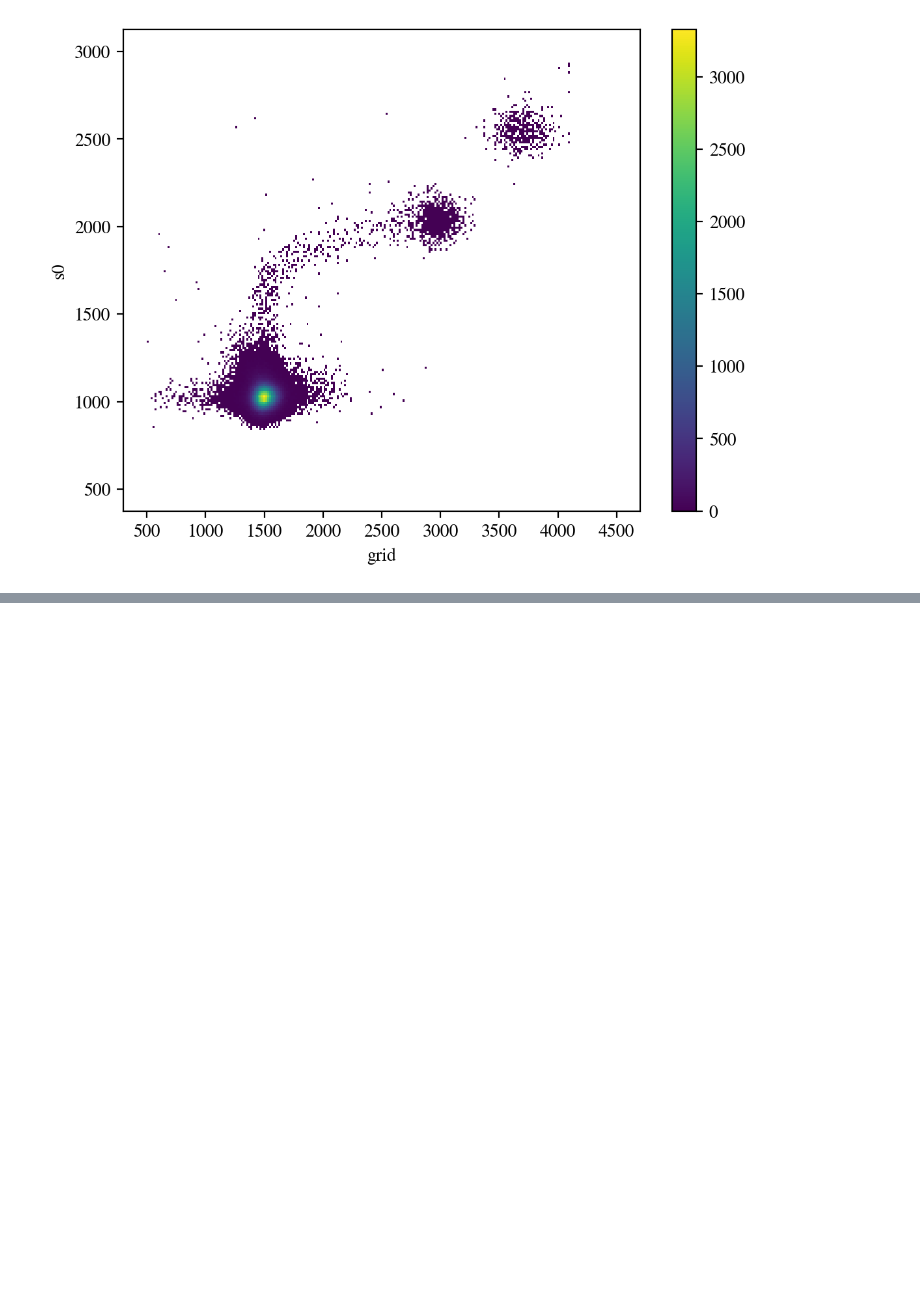
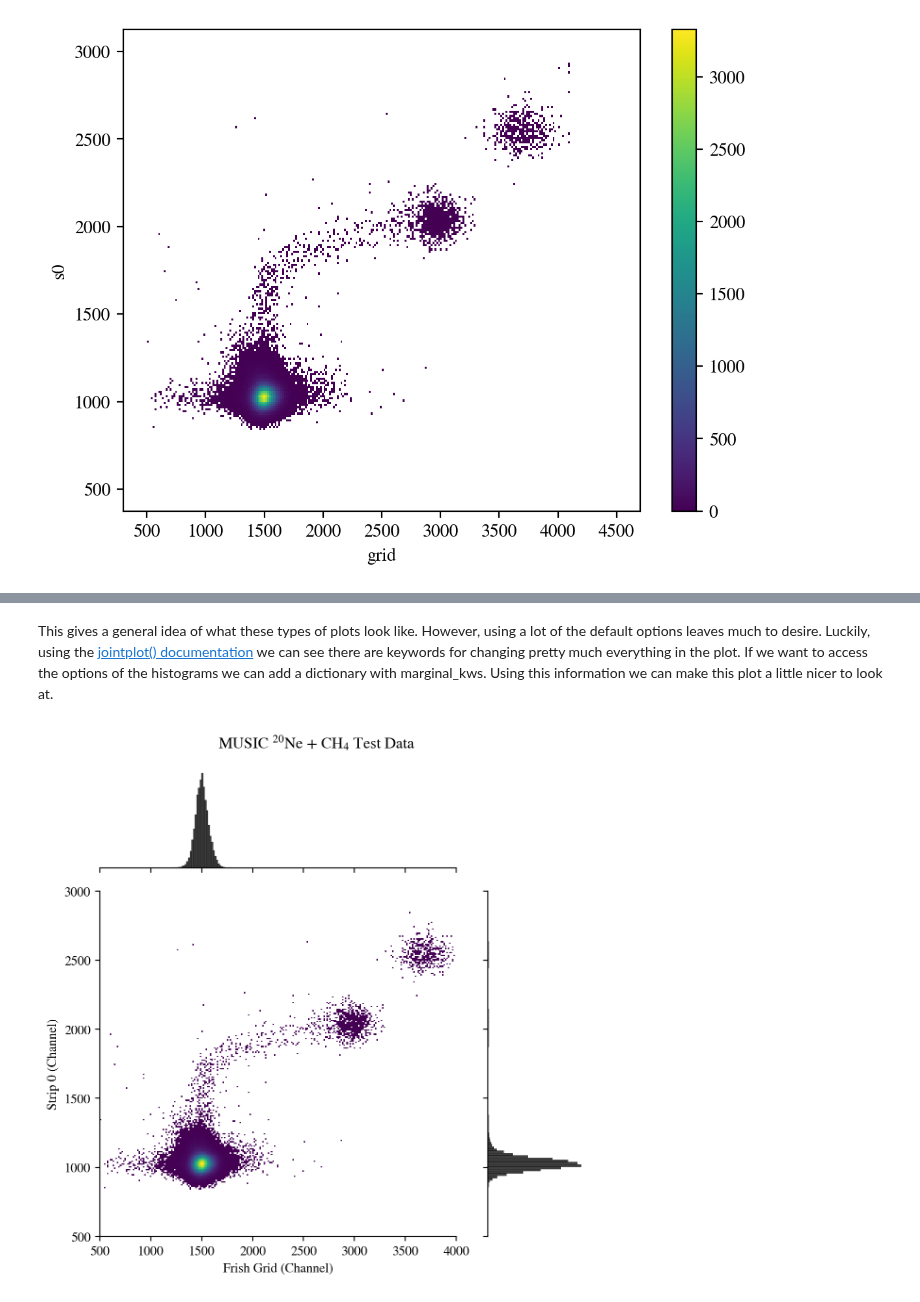
Before and after one commit to dneto1729/MUSIC_with_python, a Jupyter notebook: tutorials/4 - Plotting with Seaborn.ipynb, the cells around one changed output, grey strips where cells are left out. Drawn from its saved outputs; the diff is of its cells as text; code cells hidden in the pictures; blank space fills up the shorter version.

```diff
--- a/tutorials/4 - Plotting with Seaborn.ipynb
+++ b/tutorials/4 - Plotting with Seaborn.ipynb
@@ -112,0 +118,20 @@ sns.histplot(data=df, x='grid', y='s0',
+# %% [markdown]
+This gives a general idea of what these types of plots look like. However, using a lot of the default options leaves much to desire. Luckily, using the [jointplot() documentation](https://seaborn.pydata.org/generated/seaborn.jointplot.html#seaborn.jointplot) we can see there are keywords for changing pretty much everything in the plot. If we want to access the options of the histograms we can add a dictionary with marginal_kws. Using this information we can make this plot a little nicer to look at.
+# %%
+g = sns.jointplot(data=df, x='grid', y='s0',
+                  kind='hist', # make center plot a histogram
+                  bins=250,
+                  binrange=[[500,4000],[500,3000]],
+                  cmap='viridis',
+                  hue_norm=LogNorm(),
+                  ratio=3, # set center plot height = 3 time height of marginal plot
+                  xlim=(500, 4000),
+                  ylim=(500, 3000),
+                  marginal_kws={'bins': 250, 'color': 'k'}) # changing the display options of the marginal histograms
+g.fig.suptitle(r'MUSIC $^{20}$Ne + CH$_{4}$ Test Data')
+g.ax_joint.set_xlabel('Frish Grid (Channel)')
+g.ax_joint.set_ylabel('Strip 0 (Channel)')
+
+g.fig.tight_layout()
+# %% [output]
+[figure, added]
```
Also changed, not shown: parts of 16 cells of this notebook, 1 other file.
